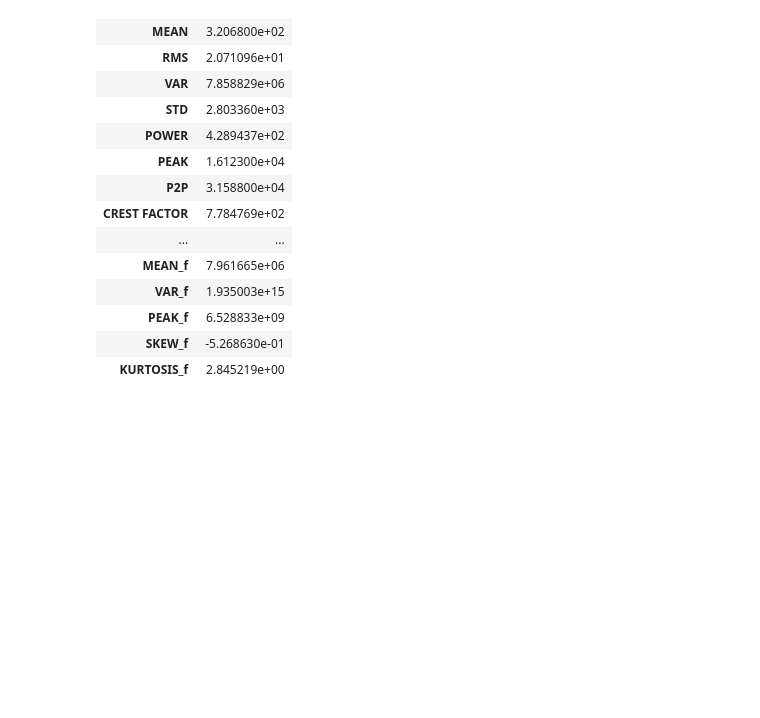
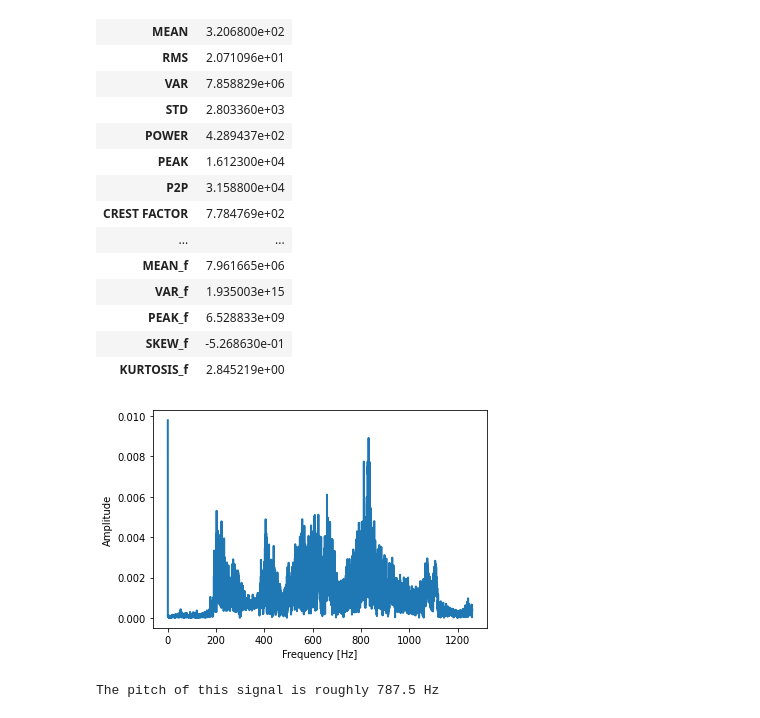
Before and after one commit to VascoBartolo/SP_project, a Jupyter notebook: niki_sp.ipynb, the cells around one changed output. Cells and saved outputs as stored; diff of their text form; code cells hidden in the pictures; blank space fills up the shorter version.

Commit message:
Pitch detection

```diff
--- a/niki_sp.ipynb
+++ b/niki_sp.ipynb
@@ -113,0 +120,23 @@ features_extraction(audio1)
+# %%
+# Load data and sampling frequency from the data file
+data, sampling_frequency = librosa.load(fems[0])
+
+# Get some useful statistics
+T = 1/sampling_frequency # Sampling period
+N = len(data) # Signal length in samples
+t = N / sampling_frequency # Signal length in seconds
+# %%
+Y_k = np.fft.fft(data)[0:int(N/2)]/N # FFT
+Y_k[1:] = 2*Y_k[1:] # Single-sided spectrum
+Pxx = np.abs(Y_k) # Power spectrum
+
+f = sampling_frequency * np.arange((N/2)) / N; # frequencies
+
+# plotting
+fig,ax = plt.subplots()
+plt.plot(f[0:5000], Pxx[0:5000], linewidth=2)
+plt.ylabel('Amplitude')
+plt.xlabel('Frequency [Hz]')
+plt.show()
+# %% [output]
+[figure, added]
@@ -113,0 +152,5 @@ features_extraction(audio1)
+# %%
+pitch = sampling_frequency / lag # Transform lag into frequency
+print("The pitch of this signal is roughly", pitch ,"Hz")
+# %% [output]
+The pitch of this signal is roughly 787.5 Hz
```
Also changed, not shown: parts of 3 cells of this notebook.
